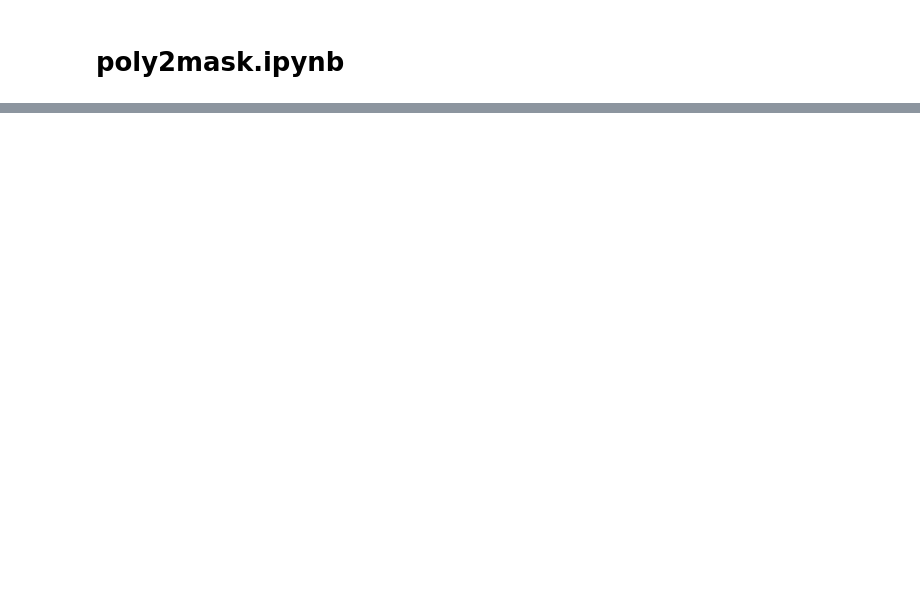
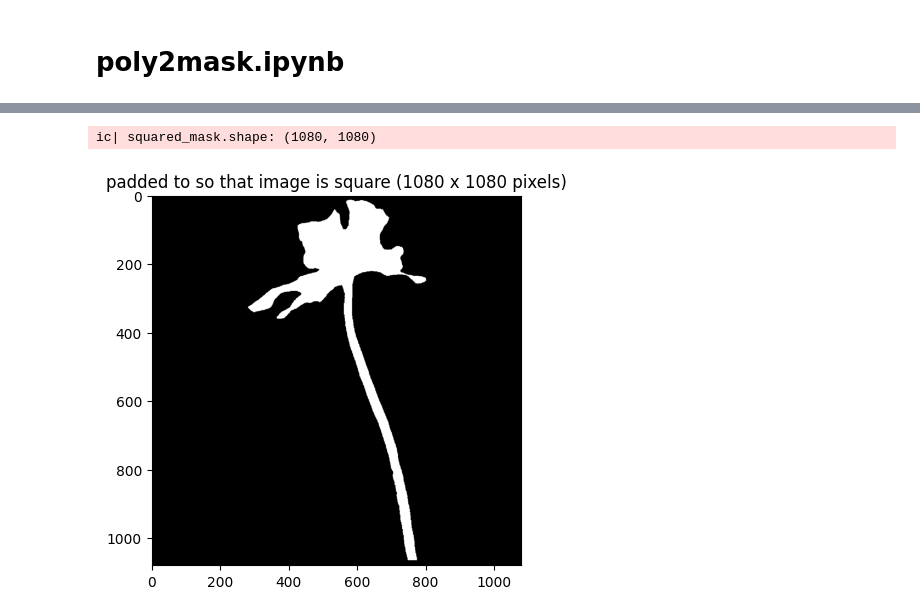
Before and after one commit to aubreymoore/sam3-2026-01-31, a Jupyter notebook: poly2mask.ipynb, the cells around one changed output, grey strips where cells are left out. Saved outputs shown, nothing was run; the diff lists cells and outputs as text; code cells hidden in the pictures; blank space fills up the shorter version.

```diff
--- a/poly2mask.ipynb
+++ b/poly2mask.ipynb
@@ -91,0 +242,10 @@ if __name__ == '__main__':
+# %%
+squared_mask = pad_to_square(resized_mask)
+ic(squared_mask.shape)
+
+fig, ax = plt.subplots()
+ax.imshow(squared_mask, cmap='gray')
+ax.set_title('padded to so that image is square (1080 x 1080 pixels)');
+# %% [output]
+ic| squared_mask.shape: (1080, 1080)
+[figure, added]
```
Also changed, not shown: parts of 18 cells of this notebook, 3 other files.
